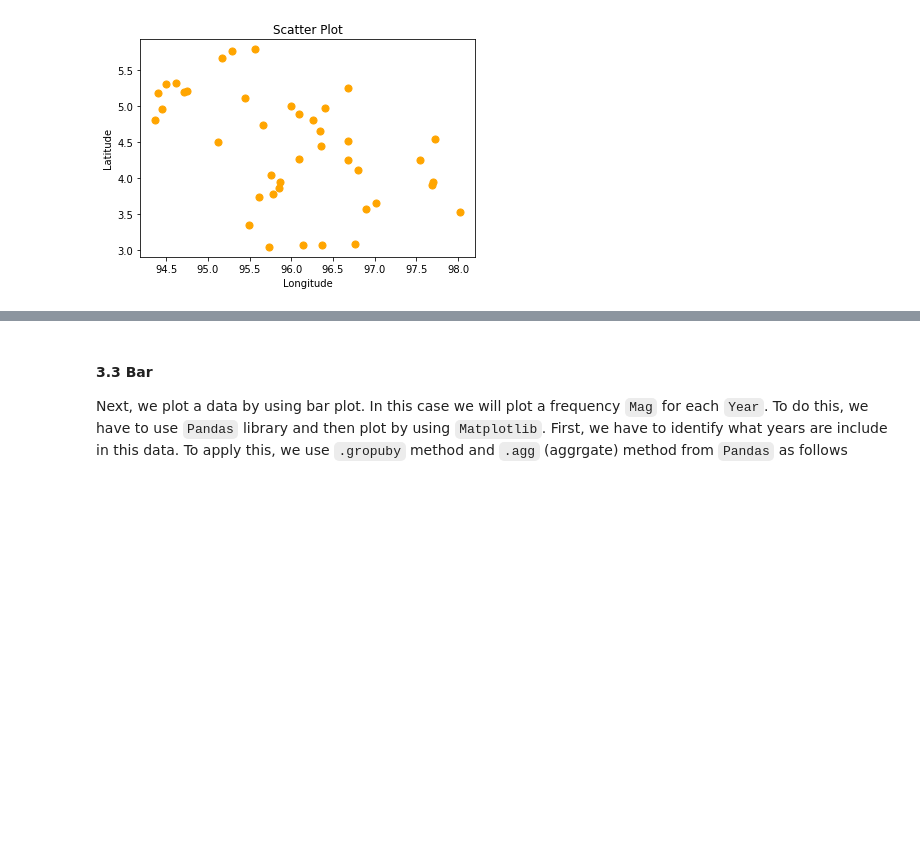
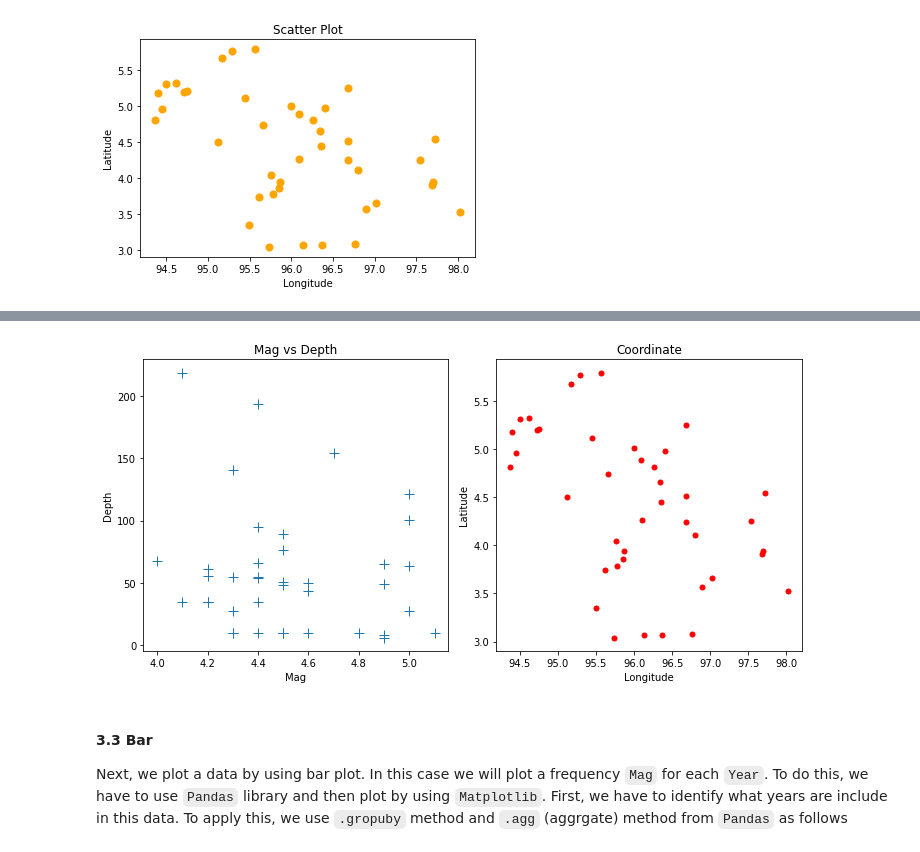
Before and after one commit to auliakhalqillah/Introduction-to-Python, a Jupyter notebook: py_tutorial.ipynb, the cells around one changed output, grey strips where cells are left out. Saved outputs shown, nothing was run; the diff lists cells and outputs as text; code cells hidden in the pictures; blank space fills up the shorter version.

```diff
--- a/py_tutorial.ipynb
+++ b/py_tutorial.ipynb
@@ -837,3 +856,18 @@ Text(0.5, 1.0, 'Scatter Plot')
+# %%
+fig,axes = plt.subplots(nrows=1, ncols=2, figsize=(10,5))
+axes[0].plot(current_data['Mag'],current_data['Depth'], '+', markersize=10)
+axes[0].set_xlabel('Mag')
+axes[0].set_ylabel('Depth')
+axes[0].set_title('Mag vs Depth')
+
+axes[1].plot(current_data['Longitude'],current_data['Latitude'], '.', markersize=10, color='r')
+axes[1].set_xlabel('Longitude')
+axes[1].set_ylabel('Latitude')
+axes[1].set_title('Coordinate')
+
+plt.tight_layout()
+# %% [output]
+[figure, added]
 # %% [markdown]
 #### 3.3 Bar
 
```
Also changed, not shown: parts of 20 cells of this notebook.
